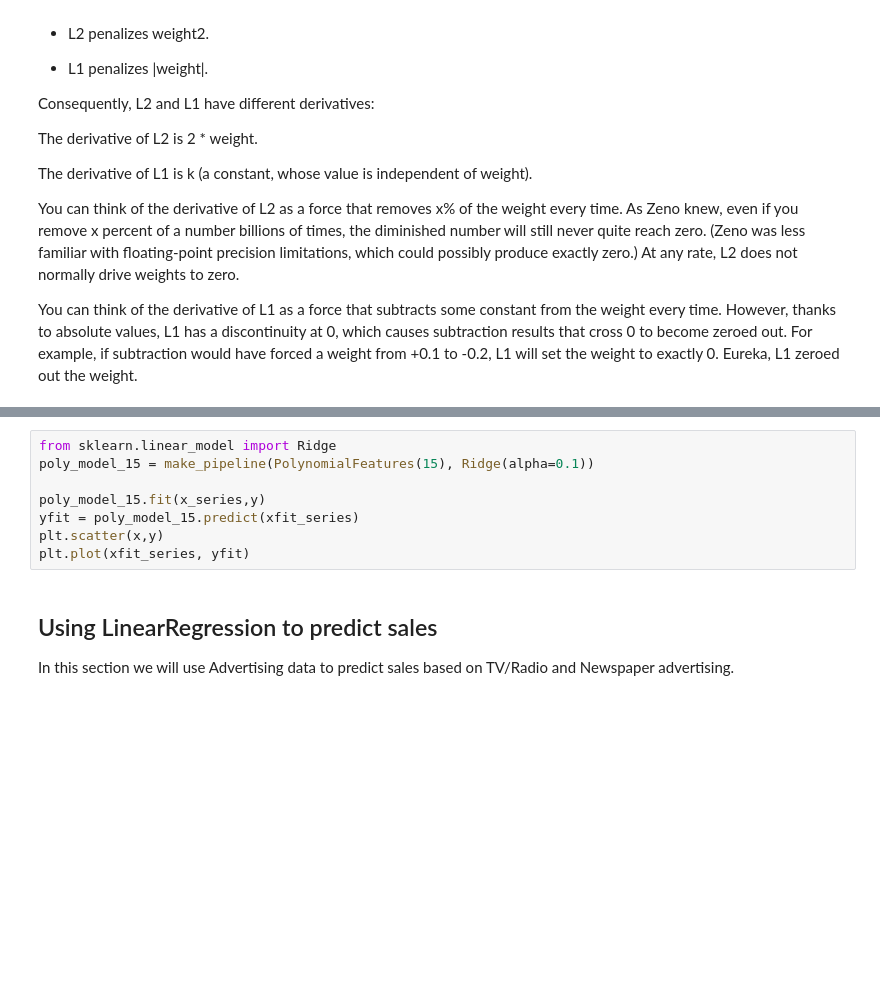
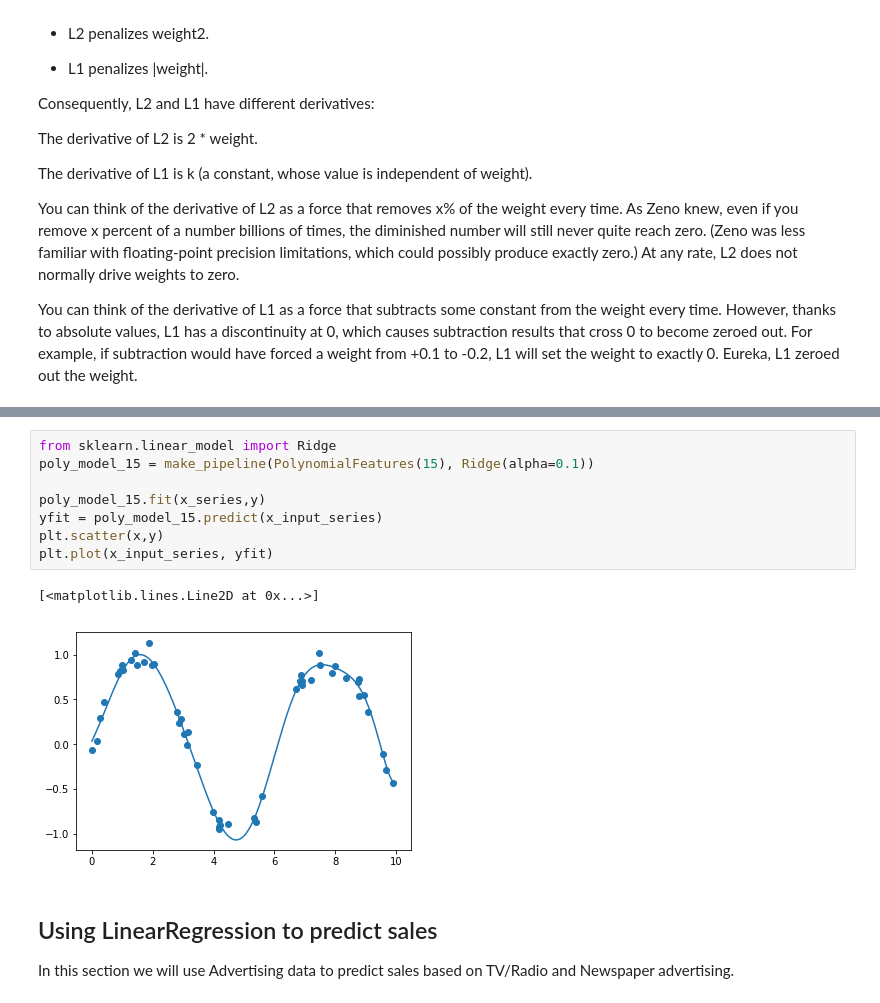
Before and after one commit to youngsoul/machinelearning101, a Jupyter notebook: 07_linear_regression.ipynb, the cells around one changed output, grey strips where cells are left out. Drawn from its saved outputs; the diff is of its cells as text; blank space fills up the shorter version.

```diff
--- a/07_linear_regression.ipynb
+++ b/07_linear_regression.ipynb
@@ -295,11 +307,14 @@ plt.plot(xfit_series, yfit)
 # %%
 from sklearn.linear_model import Ridge
 poly_model_15 = make_pipeline(PolynomialFeatures(15), Ridge(alpha=0.1))
 
 poly_model_15.fit(x_series,y)
-yfit = poly_model_15.predict(xfit_series)
+yfit = poly_model_15.predict(x_input_series)
 plt.scatter(x,y)
-plt.plot(xfit_series, yfit)
+plt.plot(x_input_series, yfit)
+# %% [output]
+[<matplotlib.lines.Line2D at 0x...>]
+[figure, added]
 # %% [markdown]
 ## Using LinearRegression to predict sales
 
```
Also changed, not shown: parts of 27 cells of this notebook, 1 other file.
